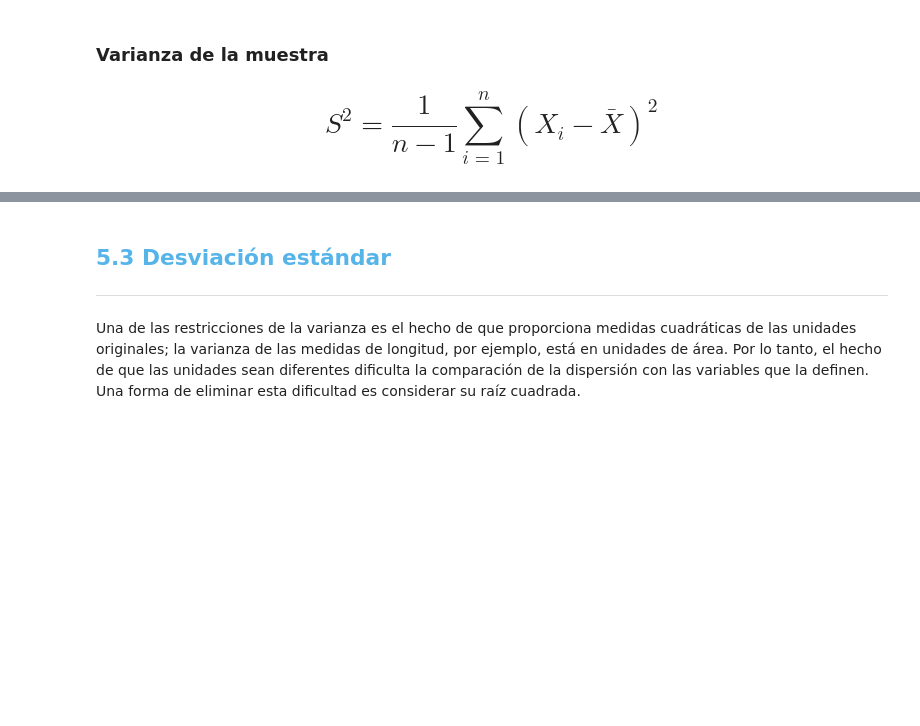
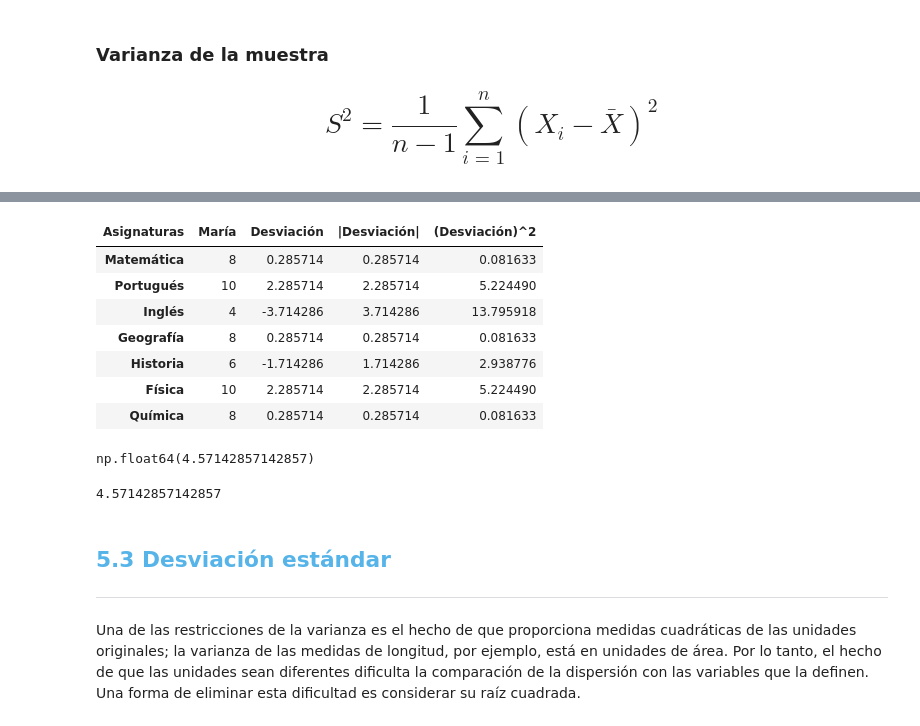
Before and after one commit to AndresCMontejo/Estad-stica-Python-frecuencias-medidas, a Jupyter notebook: curso_de_estad_stica_con_python_1.ipynb, the cells around one changed output, grey strips where cells are left out. Saved outputs shown, nothing was run; the diff lists cells and outputs as text; code cells hidden in the pictures; blank space fills up the shorter version.

```diff
--- a/curso_de_estad_stica_con_python_1.ipynb
+++ b/curso_de_estad_stica_con_python_1.ipynb
@@ -1067,3 +1067,6 @@ Aunque las medidas de tendencia central y de localización proporcionan un resum
 
 
 # $$DM = \frac 1n\sum_{i=1}^{n}|X_i-\bar{X}|$$
+# %%
+notas_maria_dispersion = df[['María']]
+notas_maria_dispersion
@@ -1069,0 +1082,2 @@ Aunque las medidas de tendencia central y de localización proporcionan un resum
+# %%
+notas_media_maria = notas_maria_dispersion.mean()[0]
@@ -1069,0 +1088,3 @@ Aunque las medidas de tendencia central y de localización proporcionan un resum
+# %%
+notas_maria_dispersion['Desviación'] = notas_maria_dispersion['María'] - notas_media_maria
+notas_maria_dispersion
@@ -1069,0 +1105,5 @@ Aunque las medidas de tendencia central y de localización proporcionan un resum
+# %%
+#La desviación media absoluta no puede ser negativa
+#Transformar en valor absoluto
+notas_maria_dispersion['|Desviación|'] = notas_maria_dispersion['Desviación'].abs()
+notas_maria_dispersion
@@ -1085,3 +1158,24 @@ La varianza se construye a partir de las diferencias entre cada observación y l
+# %%
+notas_maria_dispersion['(Desviación)^2'] = notas_maria_dispersion['|Desviación|'].pow(2)
+notas_maria_dispersion
+# %% [output]
+| Asignaturas | María | Desviación | |Desviación| | (Desviación)^2 |
+| Matemática | 8 | 0.285714 | 0.285714 | 0.081633 |
+| Portugués | 10 | 2.285714 | 2.285714 | 5.224490 |
+| Inglés | 4 | -3.714286 | 3.714286 | 13.795918 |
+| Geografía | 8 | 0.285714 | 0.285714 | 0.081633 |
+| Historia | 6 | -1.714286 | 1.714286 | 2.938776 |
+| Física | 10 | 2.285714 | 2.285714 | 5.224490 |
+| Química | 8 | 0.285714 | 0.285714 | 0.081633 |
+# %%
+notas_maria_dispersion['(Desviación)^2'].sum() / (len(notas_maria_dispersion) - 1)
+# %% [output]
+np.float64(4.57142857142857)
+# %%
+#Forma rapida
+notas_maria_dispersion['María'].var()
+# %% [output]
+4.57142857142857
 # %% [markdown]
 ## <font color=#56B4E9>5.3 Desviación estándar</font>
 ***
```
Also changed, not shown: parts of 16 cells of this notebook.
